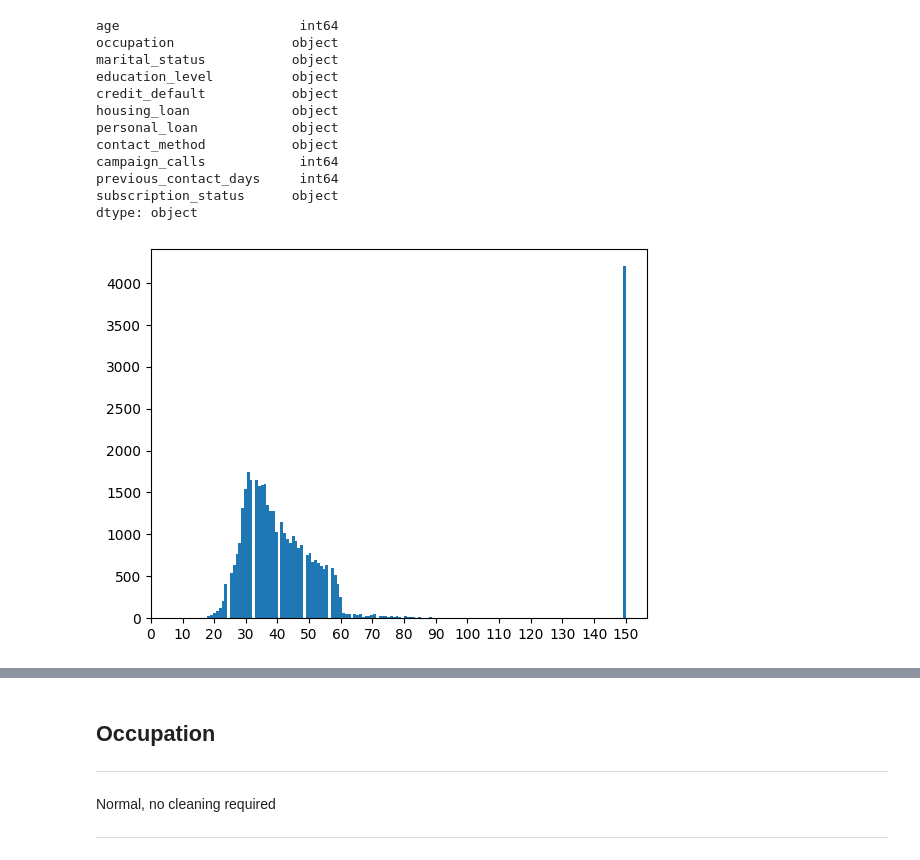
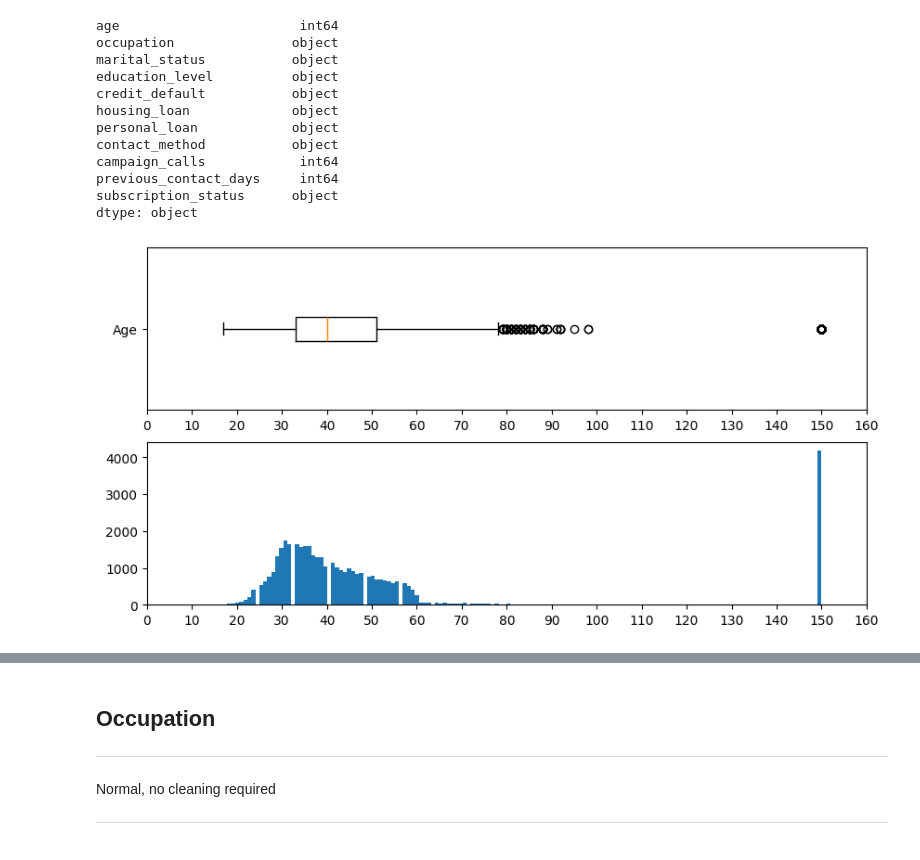
Before and after one commit to mysticshirou/EGT309-TeamJunHoe, a Jupyter notebook: eda.ipynb, the cells around one changed output, grey strips where cells are left out. Saved outputs shown, nothing was run; the diff lists cells and outputs as text; code cells hidden in the pictures.

Commit message:
Added dataset and changed cleaning graphs
Added bmarket.db dataset to catalog.yml & changed some graphs in eda.ipynb to boxplots for better data representation.

```diff
--- a/eda.ipynb
+++ b/eda.ipynb
@@ -134,11 +134,14 @@ previous_contact_days     int64
 subscription_status      object
 dtype: object
 # %%
-plt.hist(df_age.age, bins=150)
-plt.xticks(range(0, 151, 10))
+fig, ax = plt.subplots(2, 1, figsize=(10, 5))
+ax[0].boxplot(df_age.age, vert=False, tick_labels=["Age"])
+ax[0].set_xticks(range(0, 161, 10))
+ax[1].hist(df_age.age, bins=150)
+ax[1].set_xticks(range(0, 161, 10))
 plt.show()
 # %% [output]
-[figure, old version]
+[figure, new version]
 # %%
 """
 Histogram shows a large number of outliers with age = 150, this is likely a data input error
```
Also changed, not shown: parts of 1 cell of this notebook, 1 other file.
